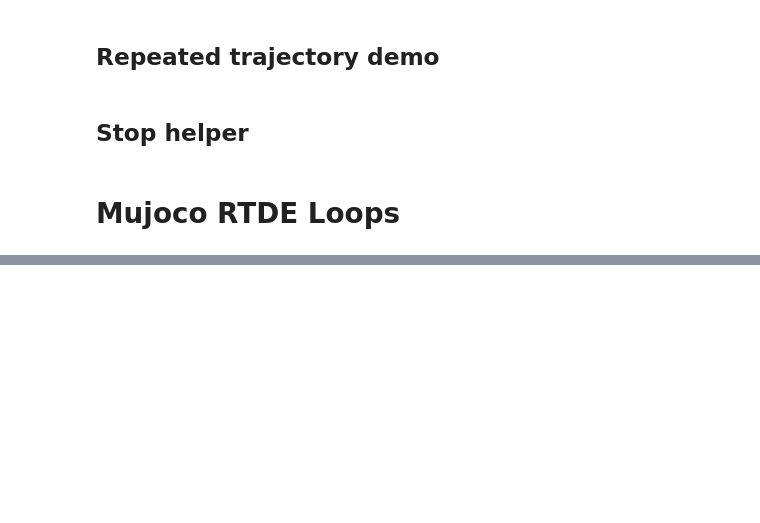
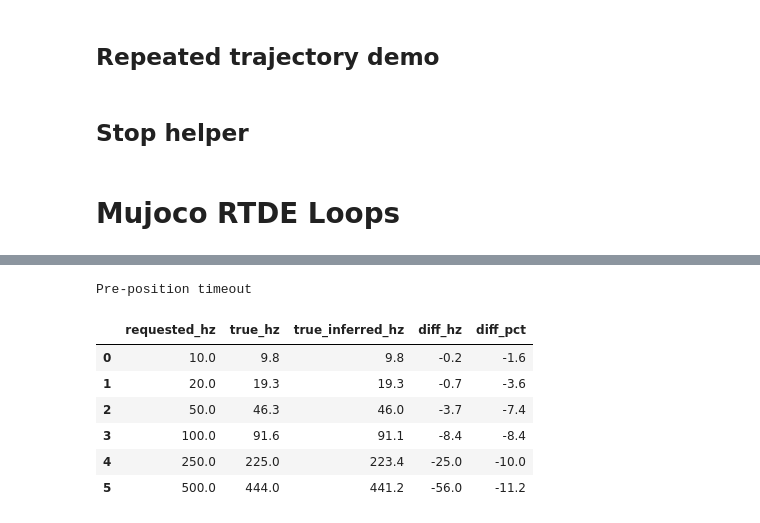
Before and after one commit to weissma6/my_mujoco_playground, a Jupyter notebook: learning/notebooks/ursim_rtde_control_feedback_demo.ipynb, the cells around one changed output, grey strips where cells are left out. Cells and saved outputs as stored; diff of their text form; code cells hidden in the pictures; blank space fills up the shorter version.

```diff
--- a/learning/notebooks/ursim_rtde_control_feedback_demo.ipynb
+++ b/learning/notebooks/ursim_rtde_control_feedback_demo.ipynb
@@ -247,0 +1063,57 @@ tcp_speed_3d= [0.18]
+# %%
+import pandas as pd
+from URSim_RTDE_dependencies import URSimRTDEControlFeedback
+
+robot = URSimRTDEControlFeedback(host="127.0.0.1")
+
+q_start = [0.75, -2.20, 1.57, -1.57, -1.57, 0.00]
+q_goal  = [0.95, -1.90, 1.40, -1.30, -1.40, 0.20]
+
+test_hz = [10.0, 20.0, 50.0, 100.0, 250.0, 500.0]
+
+rows = []
+runs = {}
+
+for hz in test_hz:
+    # print(f"\nRunning requested control_hz = {hz}")
+
+    df, stats = robot.run_step_toward_joint_target_experiment(
+        q_start=q_start,
+        q_goal=q_goal,
+        control_hz=hz,
+        tol=0.02,
+        timeout_s=20.0,
+        max_speed=2.0,
+        lookahead_time=0.1,
+        gain=300,
+    )
+
+    runs[hz] = {"df": df, "stats": stats}
+
+    requested_hz = float(stats["requested_control_hz"])
+    true_hz = float(stats["mean_loop_hz_true"])
+    true_inferred_hz = stats["true_inferred_frequency_hz"]
+
+    diff_hz = true_hz - requested_hz
+    diff_pct = 100.0 * diff_hz / requested_hz
+
+    rows.append({
+        "requested_hz": round(requested_hz, 1),
+        "true_hz": round(true_hz, 1),
+        "true_inferred_hz": round(true_inferred_hz, 1),
+        "diff_hz": round(diff_hz, 1),
+        "diff_pct": round(diff_pct, 1),
+
+    })
+
+df_compare = pd.DataFrame(rows)
+df_compare
+# %% [output]
+Pre-position timeout
+|  | requested_hz | true_hz | true_inferred_hz | diff_hz | diff_pct |
+| 0 | 10.0 | 9.8 | 9.8 | -0.2 | -1.6 |
+| 1 | 20.0 | 19.3 | 19.3 | -0.7 | -3.6 |
+| 2 | 50.0 | 46.3 | 46.0 | -3.7 | -7.4 |
+| 3 | 100.0 | 91.6 | 91.1 | -8.4 | -8.4 |
+| 4 | 250.0 | 225.0 | 223.4 | -25.0 | -10.0 |
+| 5 | 500.0 | 444.0 | 441.2 | -56.0 | -11.2 |
```
Also changed, not shown: parts of 28 cells of this notebook, 2 other files.
